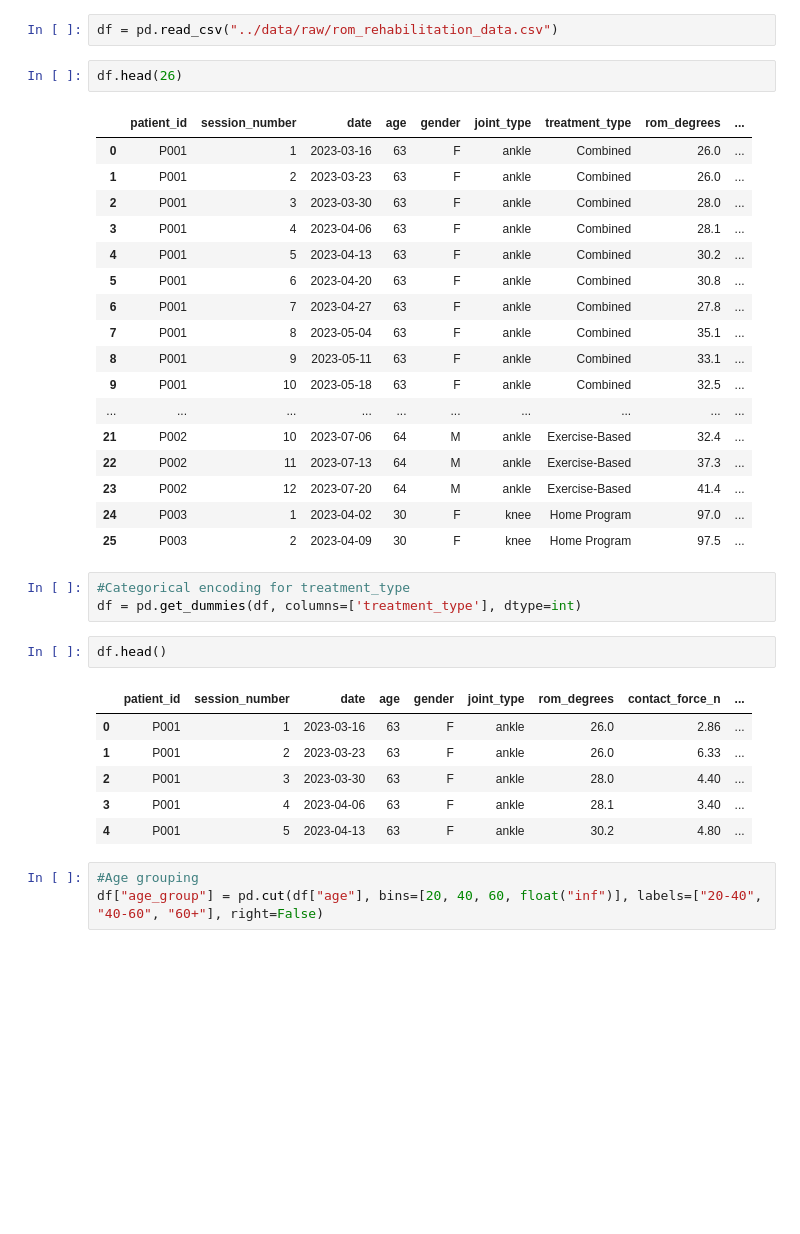
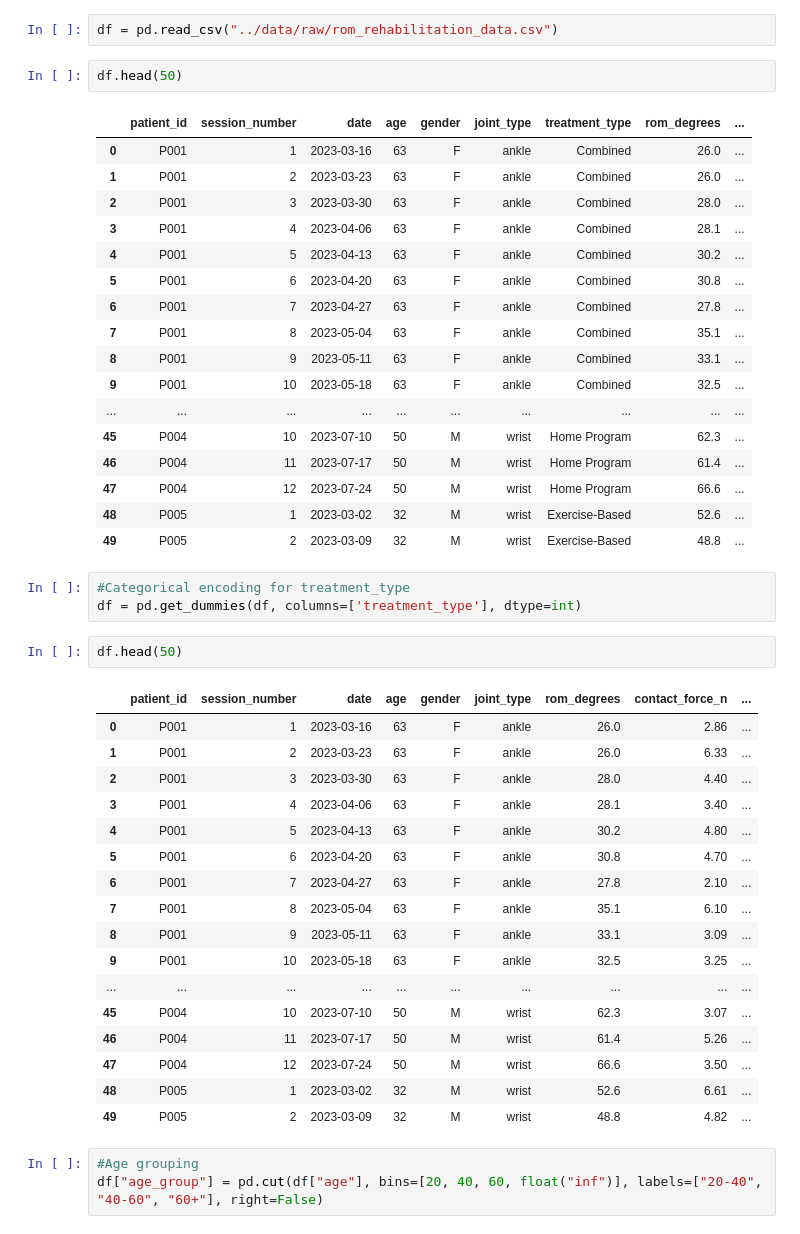
Before and after one commit to pydarl/ROM-Data-Analyser, a Jupyter notebook: notebooks/06_ml_preparation.ipynb, the cells around one changed output. Drawn from its saved outputs; the diff is of its cells as text; blank space fills up the shorter version.

```diff
--- a/notebooks/06_ml_preparation.ipynb
+++ b/notebooks/06_ml_preparation.ipynb
@@ -6,7 +6,7 @@ import pandas as pd
 # %%
 df = pd.read_csv("../data/raw/rom_rehabilitation_data.csv")
 # %%
-df.head(26)
+df.head(50)
 # %% [output]
 |  | patient_id | session_number | date | age | gender | joint_type | treatment_type | rom_degrees | ... |
 | 0 | P001 | 1 | 2023-03-16 | 63 | F | ankle | Combined | 26.0 | ... |
@@ -20,23 +20,34 @@ df.head(26)
 | 8 | P001 | 9 | 2023-05-11 | 63 | F | ankle | Combined | 33.1 | ... |
 | 9 | P001 | 10 | 2023-05-18 | 63 | F | ankle | Combined | 32.5 | ... |
 | ... | ... | ... | ... | ... | ... | ... | ... | ... | ... |
-| 21 | P002 | 10 | 2023-07-06 | 64 | M | ankle | Exercise-Based | 32.4 | ... |
-| 22 | P002 | 11 | 2023-07-13 | 64 | M | ankle | Exercise-Based | 37.3 | ... |
-| 23 | P002 | 12 | 2023-07-20 | 64 | M | ankle | Exercise-Based | 41.4 | ... |
-| 24 | P003 | 1 | 2023-04-02 | 30 | F | knee | Home Program | 97.0 | ... |
-| 25 | P003 | 2 | 2023-04-09 | 30 | F | knee | Home Program | 97.5 | ... |
+| 45 | P004 | 10 | 2023-07-10 | 50 | M | wrist | Home Program | 62.3 | ... |
+| 46 | P004 | 11 | 2023-07-17 | 50 | M | wrist | Home Program | 61.4 | ... |
+| 47 | P004 | 12 | 2023-07-24 | 50 | M | wrist | Home Program | 66.6 | ... |
+| 48 | P005 | 1 | 2023-03-02 | 32 | M | wrist | Exercise-Based | 52.6 | ... |
+| 49 | P005 | 2 | 2023-03-09 | 32 | M | wrist | Exercise-Based | 48.8 | ... |
 # %%
 #Categorical encoding for treatment_type
 df = pd.get_dummies(df, columns=['treatment_type'], dtype=int)
 # %%
-df.head()
+df.head(50)
 # %% [output]
 |  | patient_id | session_number | date | age | gender | joint_type | rom_degrees | contact_force_n | ... |
 | 0 | P001 | 1 | 2023-03-16 | 63 | F | ankle | 26.0 | 2.86 | ... |
 | 1 | P001 | 2 | 2023-03-23 | 63 | F | ankle | 26.0 | 6.33 | ... |
 | 2 | P001 | 3 | 2023-03-30 | 63 | F | ankle | 28.0 | 4.40 | ... |
 | 3 | P001 | 4 | 2023-04-06 | 63 | F | ankle | 28.1 | 3.40 | ... |
 | 4 | P001 | 5 | 2023-04-13 | 63 | F | ankle | 30.2 | 4.80 | ... |
+| 5 | P001 | 6 | 2023-04-20 | 63 | F | ankle | 30.8 | 4.70 | ... |
+| 6 | P001 | 7 | 2023-04-27 | 63 | F | ankle | 27.8 | 2.10 | ... |
+| 7 | P001 | 8 | 2023-05-04 | 63 | F | ankle | 35.1 | 6.10 | ... |
+| 8 | P001 | 9 | 2023-05-11 | 63 | F | ankle | 33.1 | 3.09 | ... |
+| 9 | P001 | 10 | 2023-05-18 | 63 | F | ankle | 32.5 | 3.25 | ... |
+| ... | ... | ... | ... | ... | ... | ... | ... | ... | ... |
+| 45 | P004 | 10 | 2023-07-10 | 50 | M | wrist | 62.3 | 3.07 | ... |
+| 46 | P004 | 11 | 2023-07-17 | 50 | M | wrist | 61.4 | 5.26 | ... |
+| 47 | P004 | 12 | 2023-07-24 | 50 | M | wrist | 66.6 | 3.50 | ... |
+| 48 | P005 | 1 | 2023-03-02 | 32 | M | wrist | 52.6 | 6.61 | ... |
+| 49 | P005 | 2 | 2023-03-09 | 32 | M | wrist | 48.8 | 4.82 | ... |
 # %%
 #Age grouping
 df["age_group"] = pd.cut(df["age"], bins=[20, 40, 60, float("inf")], labels=["20-40", "40-60", "60+"], right=False)
```
Also changed, not shown: parts of 3 cells of this notebook, 6 other files.
